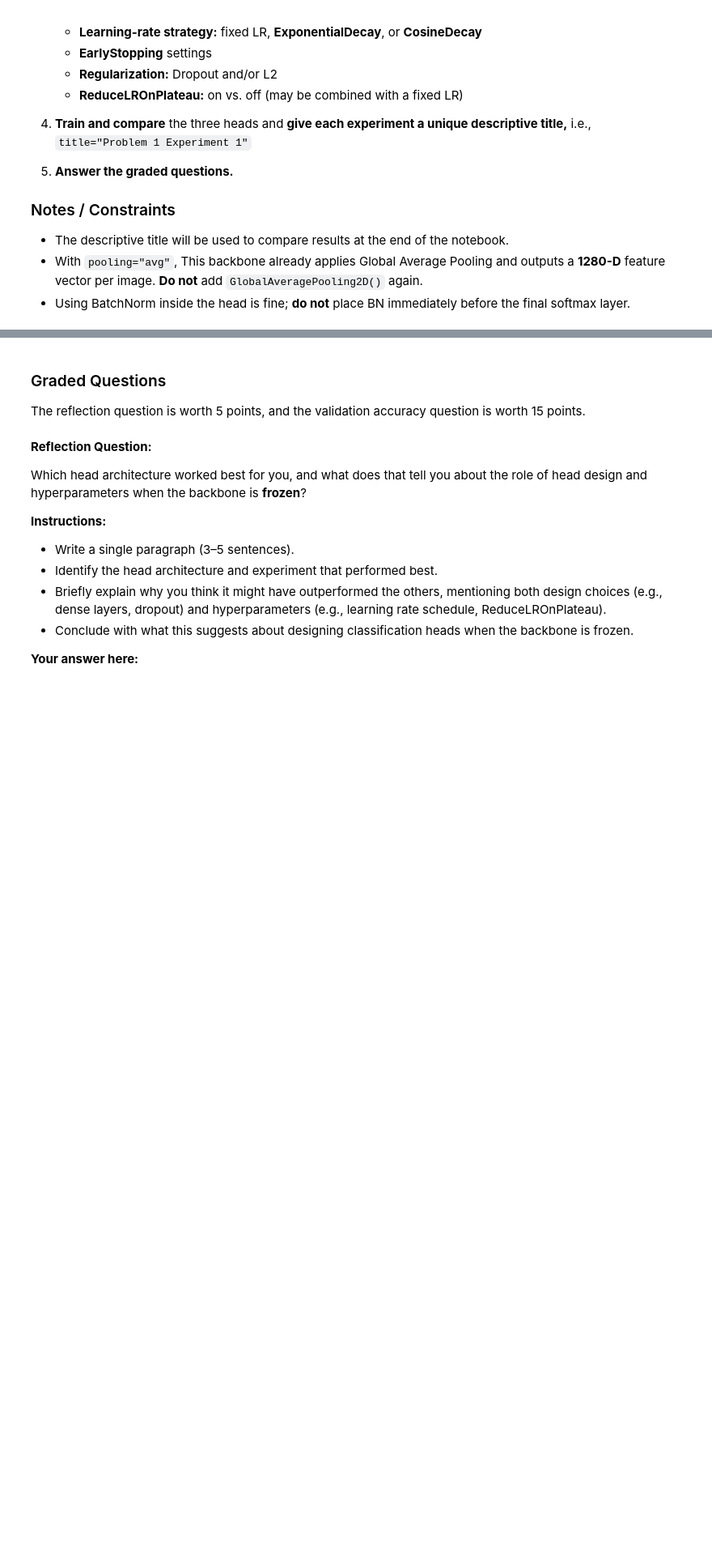
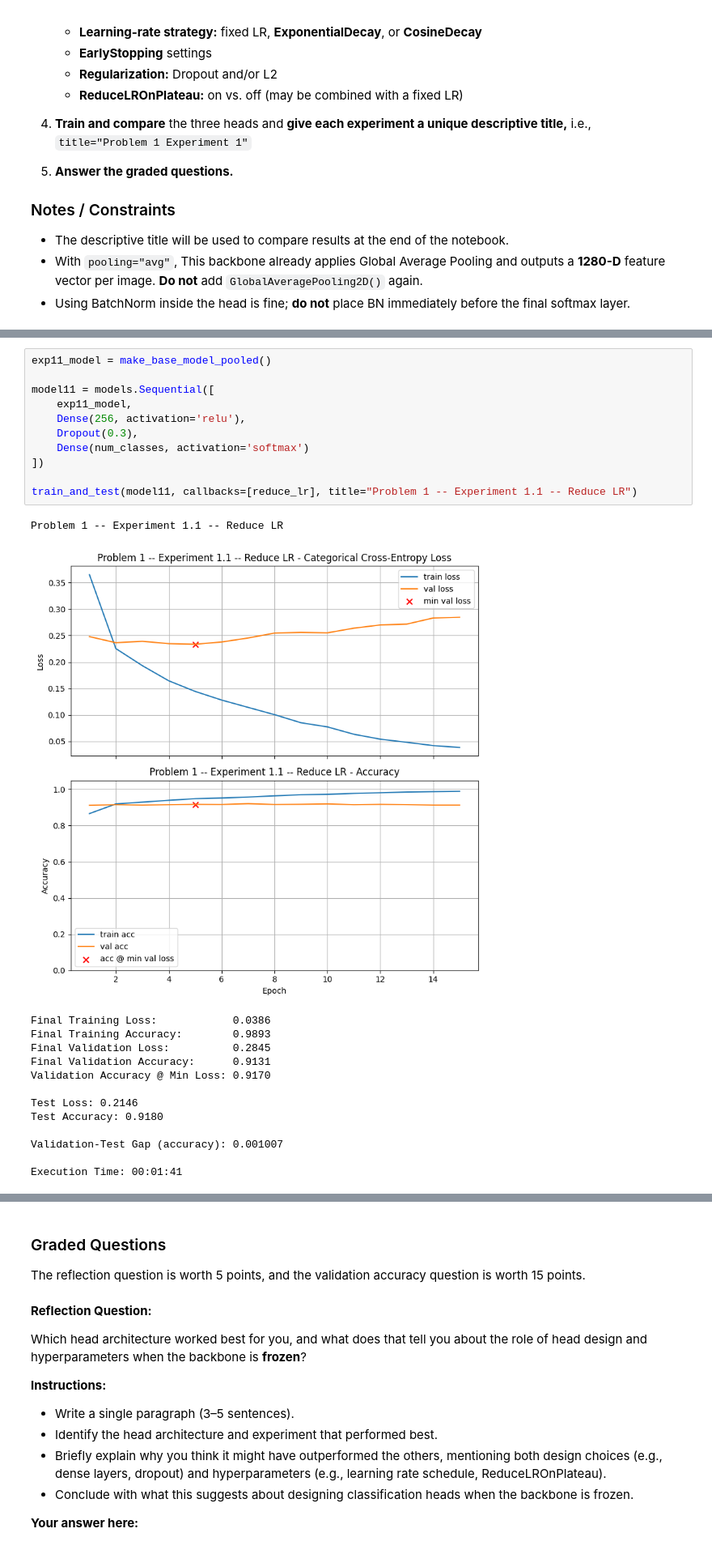
Before and after one commit to mwan30/Mod-7-Homework, a Jupyter notebook: Homework_05.ipynb, the cells around one changed output, grey strips where cells are left out. Shown at 81% size. Drawn from its saved outputs; the diff is of its cells as text; blank space fills up the shorter version.

```diff
--- a/Homework_05.ipynb
+++ b/Homework_05.ipynb
@@ -475,0 +518,26 @@ base = make_base_pooled()  # default: trainable=False
+# %%
+exp11_model = make_base_model_pooled()
+
+model11 = models.Sequential([
+    exp11_model,
+    Dense(256, activation='relu'),
+    Dropout(0.3),
+    Dense(num_classes, activation='softmax')
+])
+
+train_and_test(model11, callbacks=[reduce_lr], title="Problem 1 -- Experiment 1.1 -- Reduce LR")
+# %% [output]
+Problem 1 -- Experiment 1.1 -- Reduce LR
+[figure, added]
+Final Training Loss:            0.0386
+Final Training Accuracy:        0.9893
+Final Validation Loss:          0.2845
+Final Validation Accuracy:      0.9131
+Validation Accuracy @ Min Loss: 0.9170
+
+Test Loss: 0.2146
+Test Accuracy: 0.9180
+
+Validation-Test Gap (accuracy): 0.001007
+
+Execution Time: 00:01:41
```
Also changed, not shown: parts of 22 cells of this notebook.
